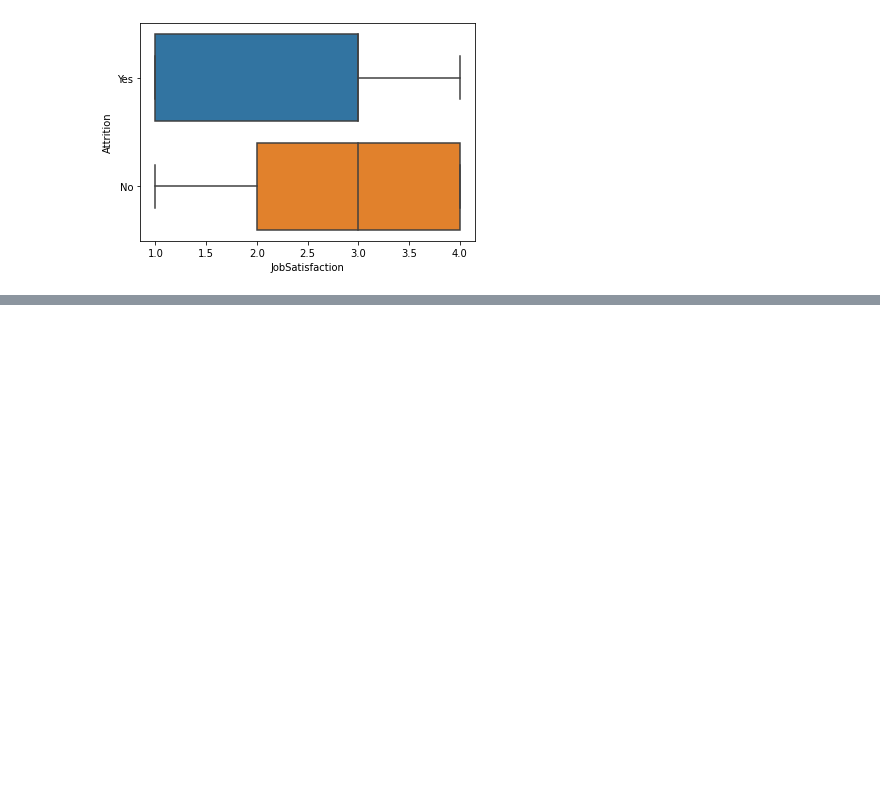
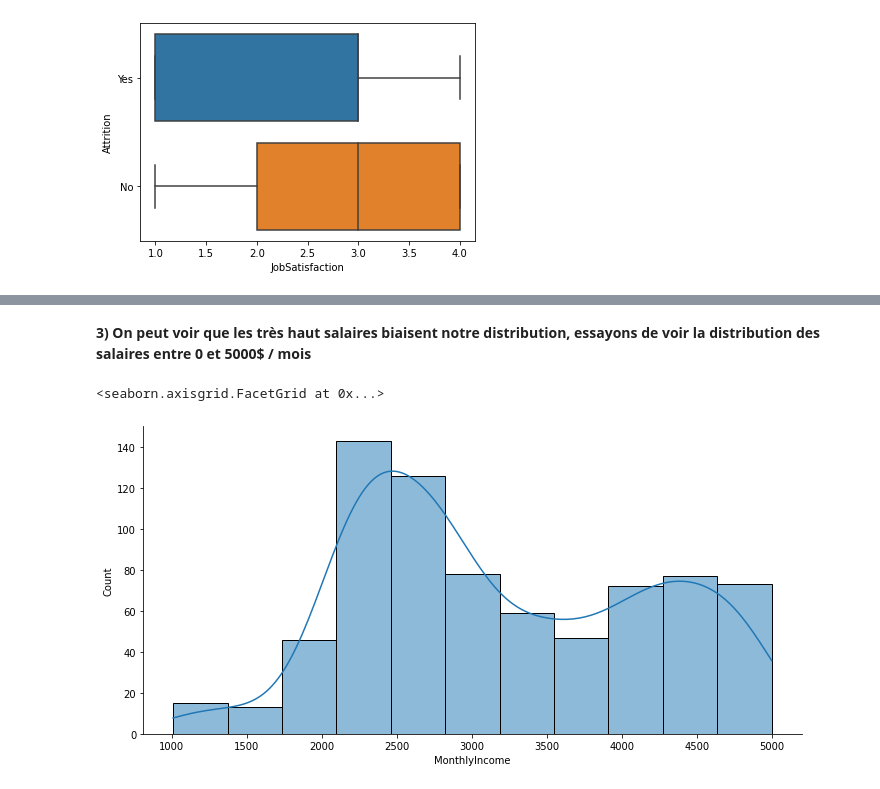
Before and after one commit to LamaElkhouk/pythonh3hitema, a Jupyter notebook: Copie_de_introduction_analyse_données.ipynb, the cells around one changed output, grey strips where cells are left out. Saved outputs shown, nothing was run; the diff lists cells and outputs as text; code cells hidden in the pictures; blank space fills up the shorter version.

```diff
--- a/Copie_de_introduction_analyse_données.ipynb
+++ b/Copie_de_introduction_analyse_données.ipynb
@@ -326,0 +407,10 @@ sb.boxplot(
+# %% [markdown]
+**3) On peut voir que les très haut salaires biaisent notre distribution, essayons de voir la distribution des salaires entre 0 et 5000$ / mois**
+# %%
+I2=ibm[ibm.MonthlyIncome <  5000]
+
+
+sb.displot(data=I2, x=I2.MonthlyIncome, kde=True, aspect=2)
+# %% [output]
+<seaborn.axisgrid.FacetGrid at 0x...>
+[figure, added]
```
Also changed, not shown: parts of 16 cells of this notebook.
